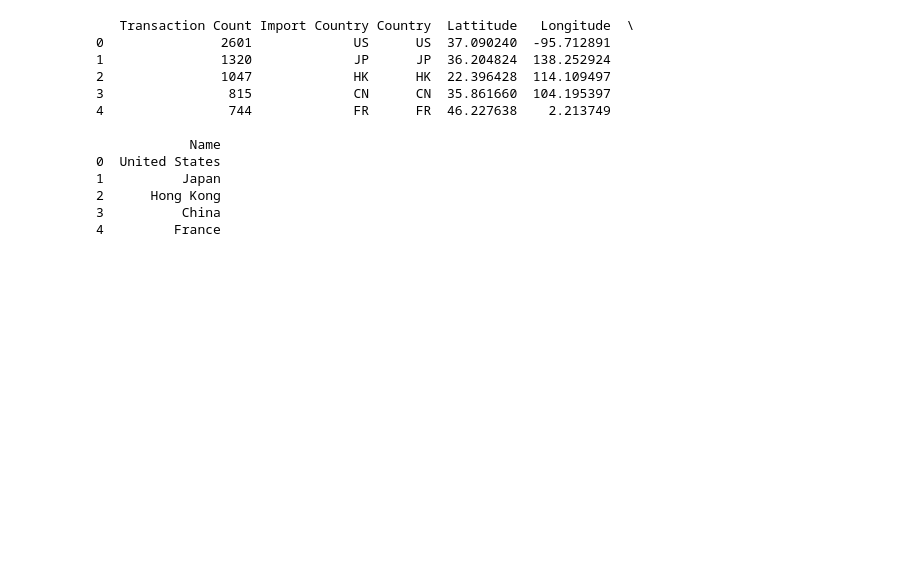
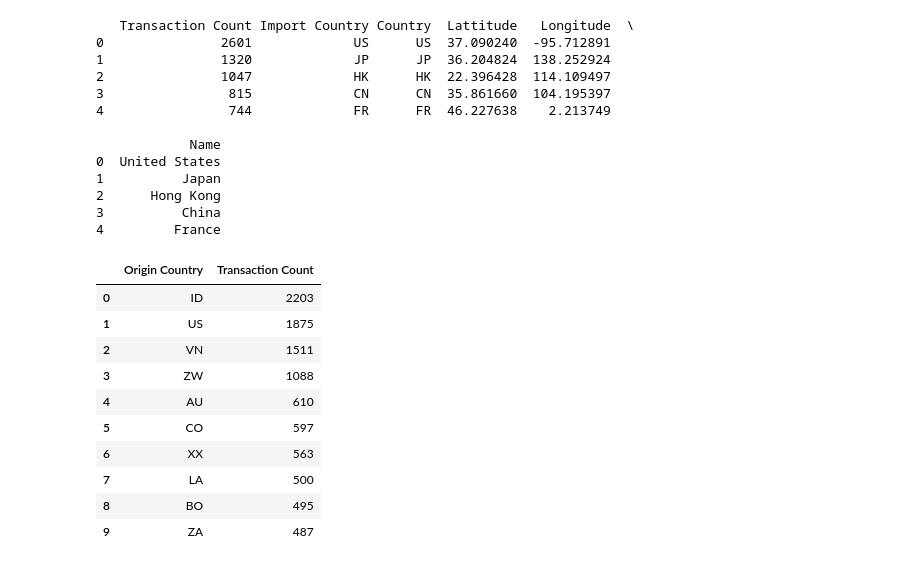
Before and after one commit to EliseLinker/wildlifeproject1, a Jupyter notebook: WP_Top10_Importer_Exporter_Map_EML.ipynb, the cells around one changed output. Drawn from its saved outputs; the diff is of its cells as text; code cells hidden in the pictures; blank space fills up the shorter version.

```diff
--- a/WP_Top10_Importer_Exporter_Map_EML.ipynb
+++ b/WP_Top10_Importer_Exporter_Map_EML.ipynb
@@ -26,6 +26,7 @@ from config import api_key
 InputFile = 'CITES_Results1617_JRE.csv'
 ImporterFile = 'Top10ImpByTrans_JRE.csv'
 ExporterFile = 'Top10ExpByTrans_JRE.csv'
+OriginFile = 'Top10OriginByTrans_JRE.csv'
 ImpQtyFile = 'Top10ImpByQuantity_JRE.csv'
 ExpQtyFile = 'Top10ExpByQuantity_JRE.csv'
 LatLonFile = 'country_lat_lon.xlsx'
@@ -401,3 +402,42 @@ print(TopTenImporter_df.head())
 2      Hong Kong
 3          China
 4         France
+# %%
+#### Origin #####
+
+#print(TopImporter_croc_df.head())
+# Group by Importing country
+# Using GroupBy in order to summarize the data by 'Importer Country Name' values
+#GrpdByImporterData = input_df.groupby(['Importer Country Name'])
+#GrpdByImporterData = TopImporter_croc_df.groupby(['Importer Country Name'])
+#GrpdByImporterData = TopImporter_croc_df.groupby(['Importer'])
+GrpdByOriginData = TopImporter_croc_df.groupby(['Origin'])
+
+# Transaction count
+#ImportTransactionCount = TopImporter_croc_df['Importer Country Name'].value_counts()
+
+# Transaction count
+OriginTransactionCount = TopImporter_croc_df['Origin'].value_counts()
+
+
+# Construct the output table
+# In order to be visualized, a data function must be used...
+TopOrigin_df = pd.DataFrame({'Transaction Count': OriginTransactionCount})
+# convert the index into a column
+TopOrigin_df.sort_values("Transaction Count", inplace=True, ascending=False)
+TopOrigin_df.reset_index(inplace=True)
+TopOrigin_df = TopOrigin_df.rename(columns = {'index' : 'Origin Country'})
+TopOrigin_df.to_csv(OriginFile, encoding='utf-8', index=False)
+TopOrigin_df.head(10)
+# %% [output]
+|  | Origin Country | Transaction Count |
+| 0 | ID | 2203 |
+| 1 | US | 1875 |
+| 2 | VN | 1511 |
+| 3 | ZW | 1088 |
+| 4 | AU | 610 |
+| 5 | CO | 597 |
+| 6 | XX | 563 |
+| 7 | LA | 500 |
+| 8 | BO | 495 |
+| 9 | ZA | 487 |
```
Also changed, not shown: parts of 4 cells of this notebook, 1 other file.
